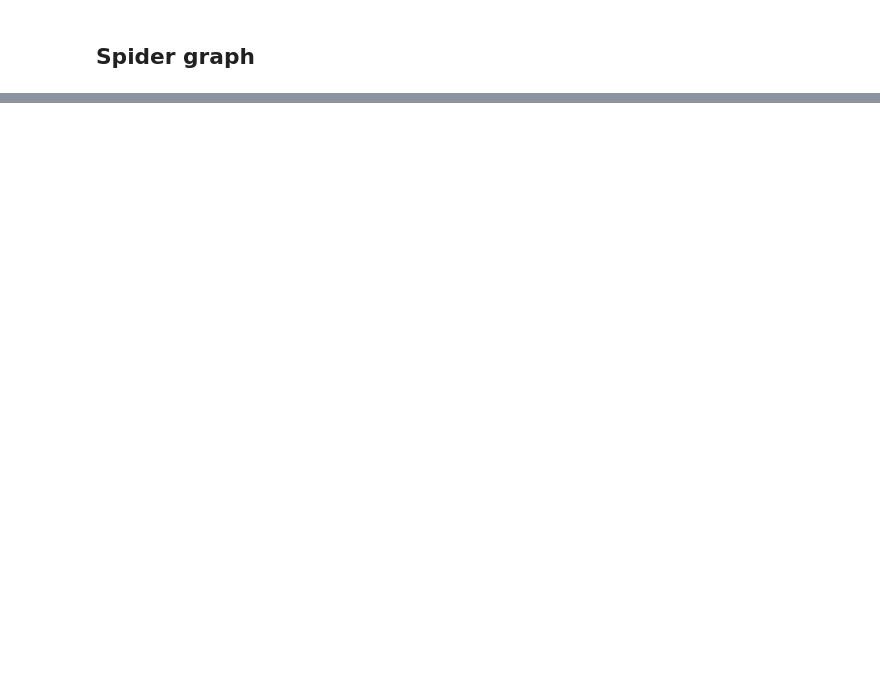
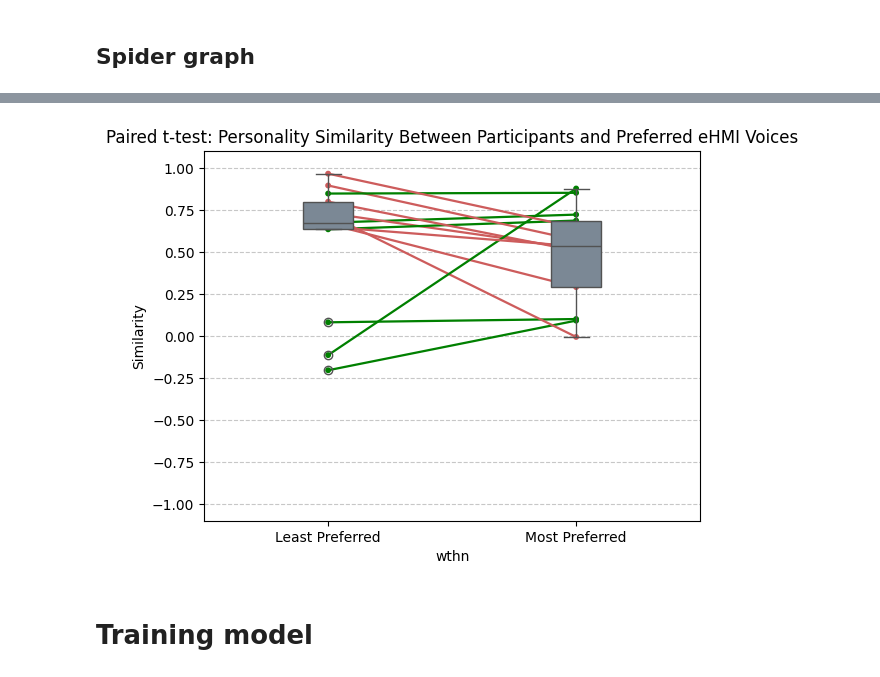
Before and after one commit to hiimmuc/EXP02-Voice, a Jupyter notebook: ExpDataAnalyze/dataAnalyze.ipynb, the cells around one changed output, grey strips where cells are left out. Saved outputs shown, nothing was run; the diff lists cells and outputs as text; code cells hidden in the pictures; blank space fills up the shorter version.

Commit message:
update data

```diff
--- a/ExpDataAnalyze/dataAnalyze.ipynb
+++ b/ExpDataAnalyze/dataAnalyze.ipynb
@@ -2303,0 +1699,4 @@ Charts saved to './output/figures/spider_charts/participant_gender/'
+# %%
+import pandas as pd
+analysis_df = pd.read_csv('./output/processed_data/database_df.csv')
+analysis_df.columns
@@ -2303,0 +2068,13 @@ Charts saved to './output/figures/spider_charts/participant_gender/'
+# %%
+import pingouin as pg
+plot_data_df = pd.DataFrame(plot_data)
+ax = pg.plot_paired(data=plot_data_df, dv='Similarity', within='Preference Type', subject='Participant ID')
+ax.set_title("Paired t-test: Personality Similarity Between Participants and Preferred eHMI Voices")
+ax.set_ylim(-1.1, 1.1)  # Cosine similarity ranges from -1 to 1
+ax.grid(axis='y', linestyle='--', alpha=0.7)
+plt.savefig("./output/figures/paired_t_test_personality_similarity_label.png", dpi=300)
+plt.show()
+# %% [output]
+[figure, added]
+# %% [markdown]
+# Training model
```
Also changed, not shown: parts of 27 cells of this notebook, 5 other files.
